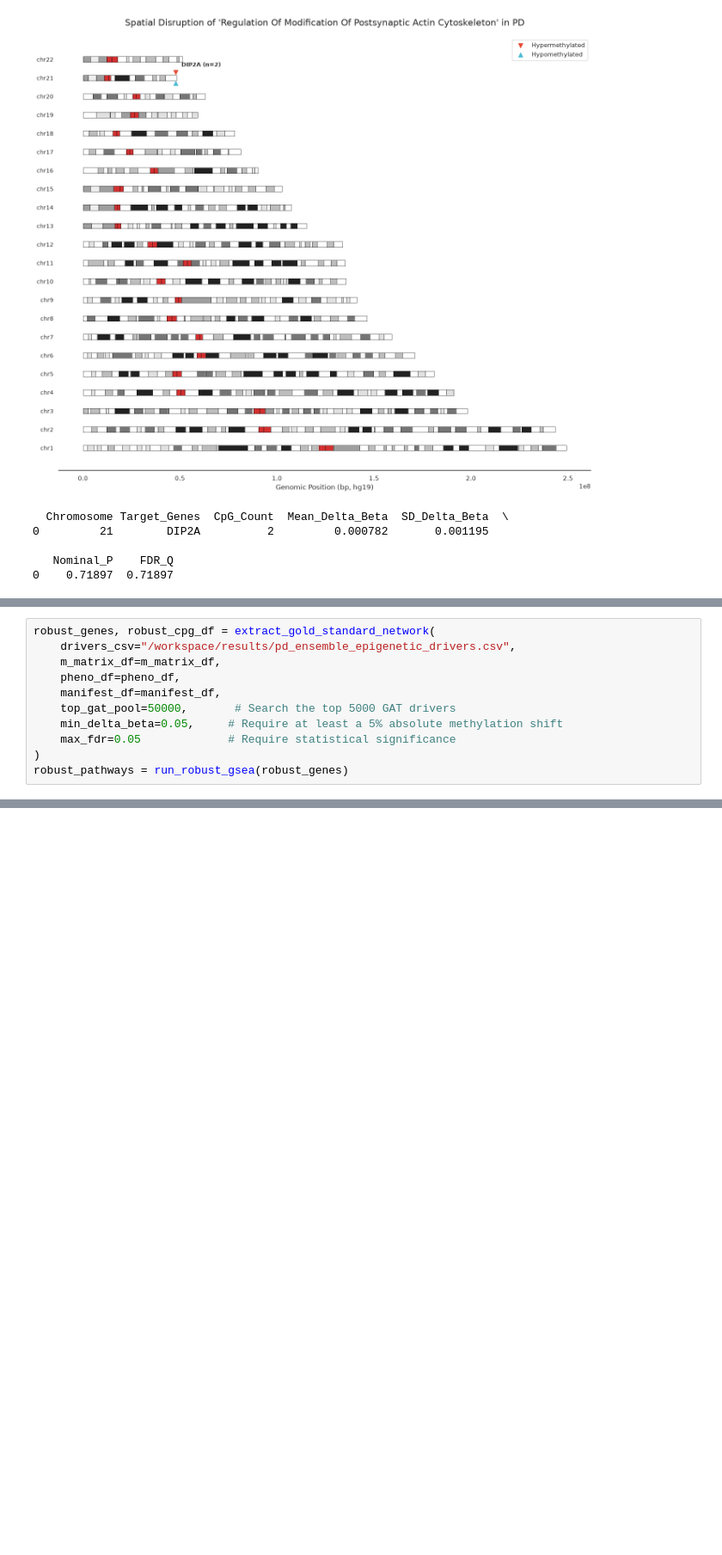
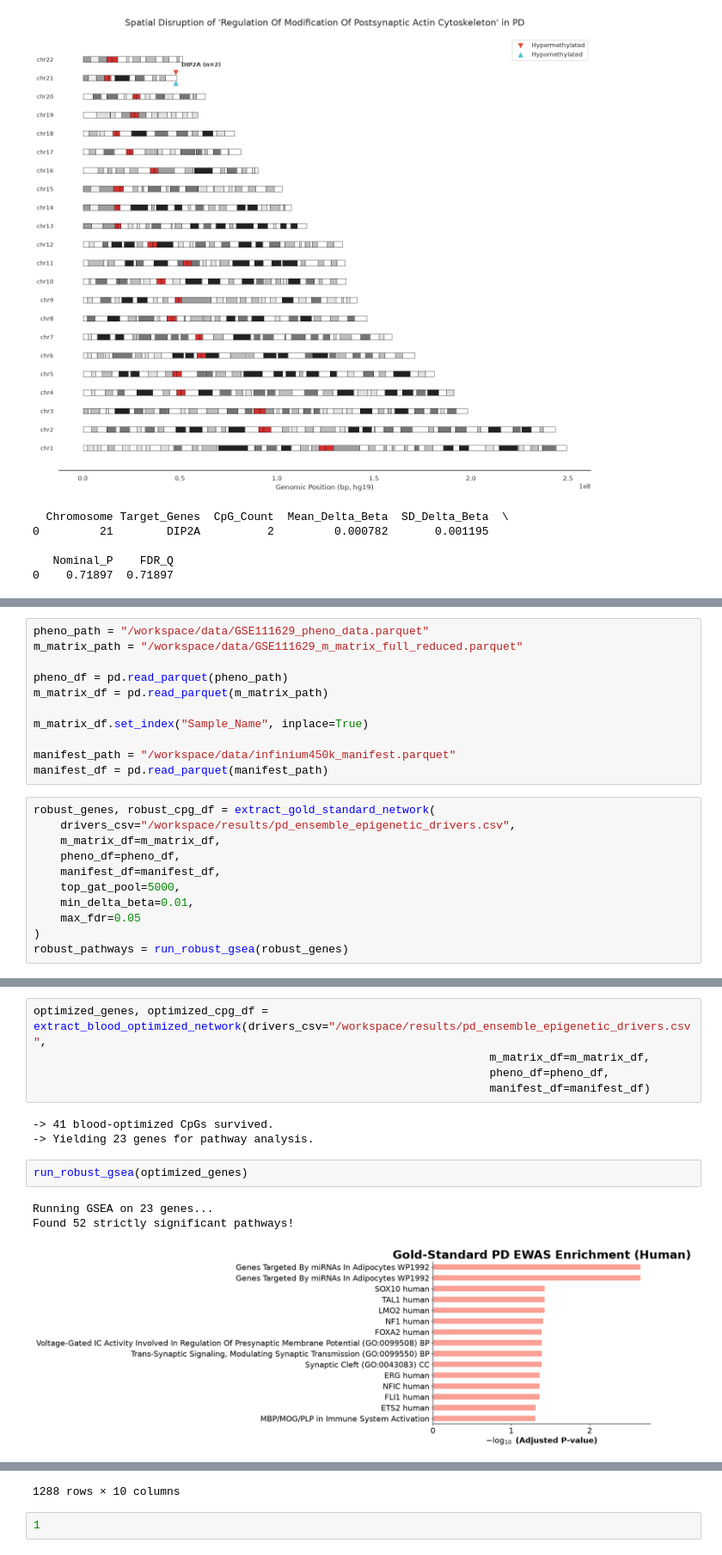
Before and after one commit to perpk/methylation-analysis, a Jupyter notebook: notebooks/DL_approach/peg1_gat_bio_strat.ipynb, the cells around one changed output, grey strips where cells are left out. Shown at 86% size. Cells and saved outputs as stored; diff of their text form; blank space fills up the shorter version.

Commit message:
use nominal p-values and <5% Delta-betas to make ends meet between GAT scores and univariate statistics and use the yielded genes for enrichment

```diff
--- a/notebooks/DL_approach/peg1_gat_bio_strat.ipynb
+++ b/notebooks/DL_approach/peg1_gat_bio_strat.ipynb
@@ -1771,15 +1773,26 @@ def run_robust_gsea(gene_list):
         print(results_df.head(10)[['Gene_set', 'Term', 'P-value', 'Adjusted P-value', 'Overlap']])
 
     return results_df
+# %%
+pheno_path = "/workspace/data/GSE111629_pheno_data.parquet"
+m_matrix_path = "/workspace/data/GSE111629_m_matrix_full_reduced.parquet"
+
+pheno_df = pd.read_parquet(pheno_path)
+m_matrix_df = pd.read_parquet(m_matrix_path)
+
+m_matrix_df.set_index("Sample_Name", inplace=True)
+
+manifest_path = "/workspace/data/infinium450k_manifest.parquet"
+manifest_df = pd.read_parquet(manifest_path)
 # %%
 robust_genes, robust_cpg_df = extract_gold_standard_network(
     drivers_csv="/workspace/results/pd_ensemble_epigenetic_drivers.csv",
     m_matrix_df=m_matrix_df,
     pheno_df=pheno_df,
     manifest_df=manifest_df,
-    top_gat_pool=50000,       # Search the top 5000 GAT drivers
-    min_delta_beta=0.05,     # Require at least a 5% absolute methylation shift
-    max_fdr=0.05             # Require statistical significance
+    top_gat_pool=5000,
+    min_delta_beta=0.01,
+    max_fdr=0.05
 )
 robust_pathways = run_robust_gsea(robust_genes)
 # %% [output]
@@ -1791,0 +1870,14 @@ Not enough genes survived to run meaningful GSEA.
+# %%
+optimized_genes, optimized_cpg_df = extract_blood_optimized_network(drivers_csv="/workspace/results/pd_ensemble_epigenetic_drivers.csv",
+                                                                    m_matrix_df=m_matrix_df,
+                                                                    pheno_df=pheno_df,
+                                                                    manifest_df=manifest_df)
+# %% [output]
+-> 41 blood-optimized CpGs survived.
+-> Yielding 23 genes for pathway analysis.
+# %%
+run_robust_gsea(optimized_genes)
+# %% [output]
+Running GSEA on 23 genes...
+Found 52 strictly significant pathways!
+[figure, added]
@@ -1791,0 +1896,3 @@ Not enough genes survived to run meaningful GSEA.
+1288 rows × 10 columns
+# %%
+1
```
Also changed, not shown: parts of 5 cells of this notebook.
